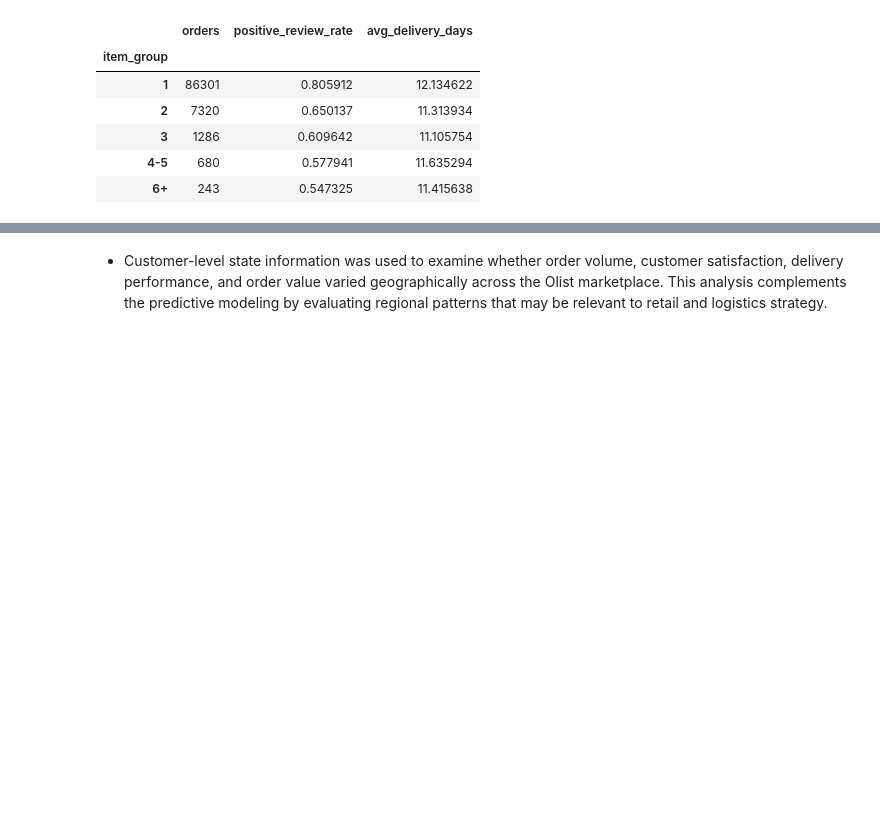
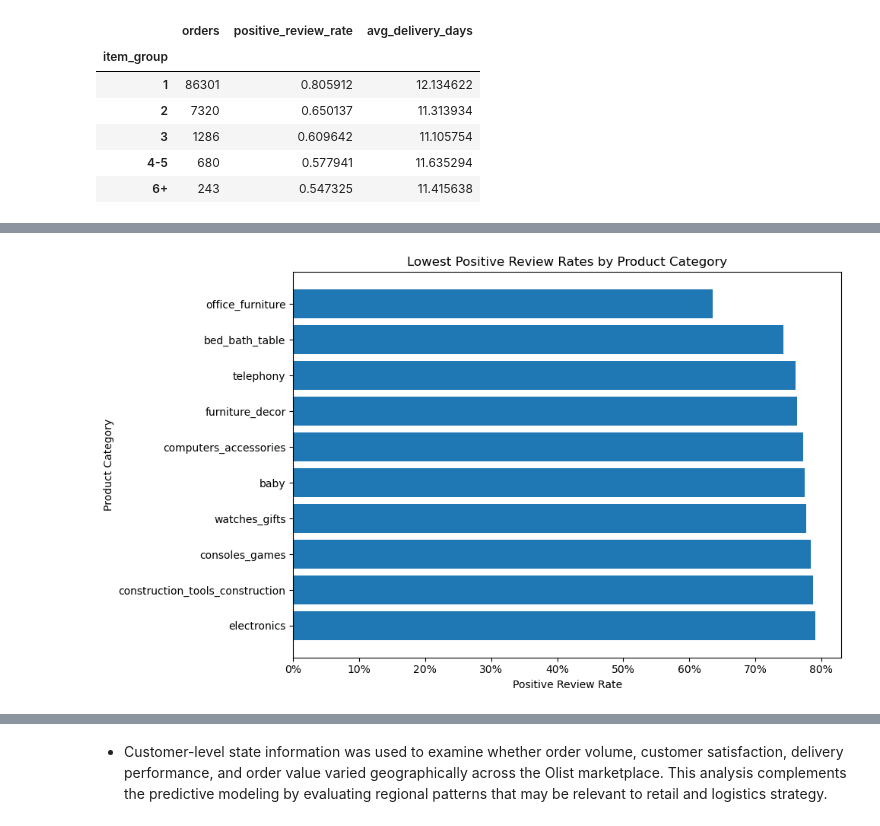
Before and after one commit to evz18/retail-analytics-capstone, a Jupyter notebook: olist/Olist_dataset.ipynb, the cells around one changed output, grey strips where cells are left out. Drawn from its saved outputs; the diff is of its cells as text; code cells hidden in the pictures; blank space fills up the shorter version.

```diff
--- a/olist/Olist_dataset.ipynb
+++ b/olist/Olist_dataset.ipynb
@@ -1167,0 +1113,24 @@ category_summary_500
+# %%
+# Plot positive review rate for lowest-rated major categories
+plt.figure(figsize=(10, 6))
+
+plt.barh(
+    lowest_categories.index,
+    lowest_categories['positive_review_rate']
+)
+
+plt.xlabel('Positive Review Rate')
+plt.ylabel('Product Category')
+plt.title('Lowest Positive Review Rates by Product Category')
+
+# lowest satisfaction category appears at top
+plt.gca().invert_yaxis()
+
+plt.tight_layout()
+
+from matplotlib.ticker import PercentFormatter
+plt.gca().xaxis.set_major_formatter(PercentFormatter(1))
+
+plt.show()
+# %% [output]
+[figure, added]
```
Also changed, not shown: parts of 60 cells of this notebook.
